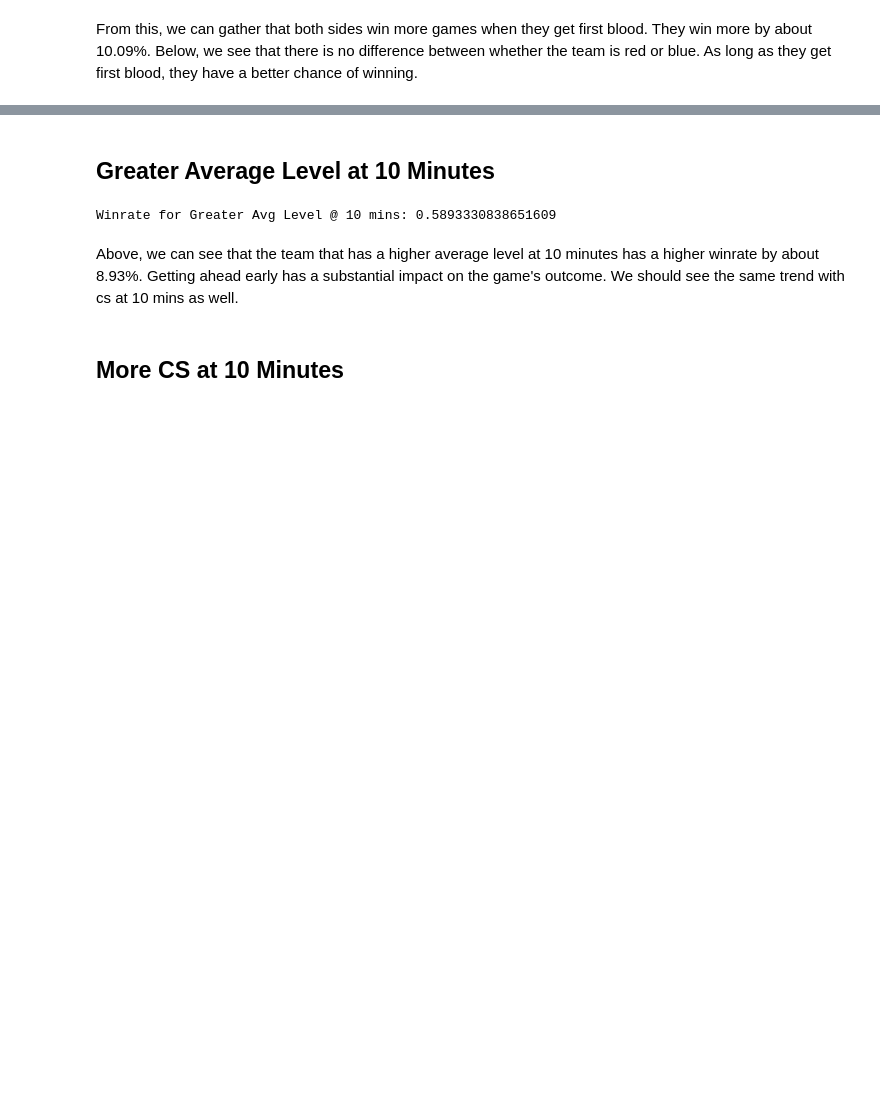
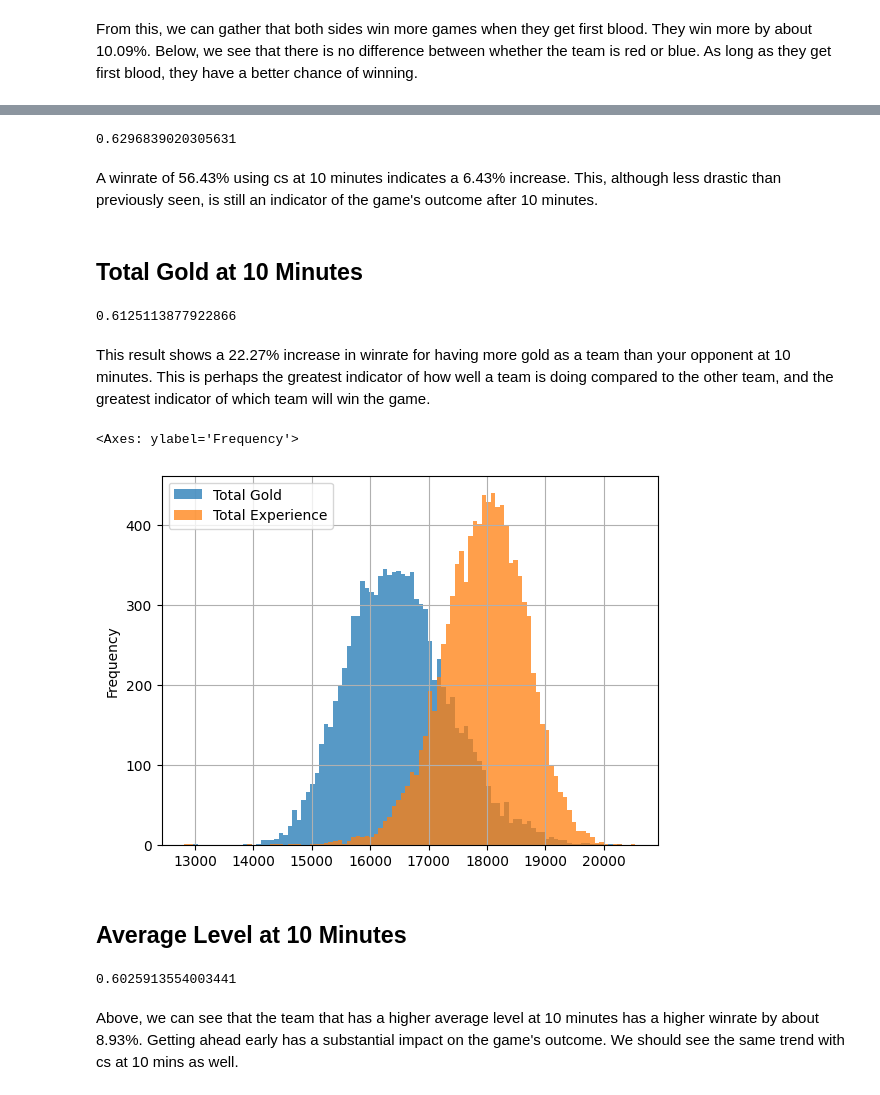
Before and after one commit to JanoKasu/Jupyter-Practice, a Jupyter notebook: main.ipynb, the cells around one changed output, grey strips where cells are left out. Drawn from its saved outputs; the diff is of its cells as text; code cells hidden in the pictures; blank space fills up the shorter version.

Commit message:
Fix the graphs

```diff
--- a/main.ipynb
+++ b/main.ipynb
@@ -85,19 +76,70 @@ True                  2987             1943
+# %%
+# Calculate the intersection of games where a side wins and has a CS advantage @ 10 mins
+# Team gets first blood
+blueMoreCS = df['blueWins'].astype(bool).where(df['blueCSPerMin'] > df['redCSPerMin'])
+redMoreCS = df['blueWins'].astype(bool).where(df['blueCSPerMin'] < df['redCSPerMin'])
+
+# Calculate winrate for games where they had more gold
+blueMoreCSWinrate : float = blueMoreCS.value_counts()[True] / blueMoreCS.count()
+redMoreCSWinrate : float = redMoreCS.value_counts()[False] / redMoreCS.count()
+moreCSWinrate : float = (blueMoreCSWinrate + blueMoreCSWinrate) / 2
+print(moreCSWinrate)
+# %% [output]
+0.6296839020305631
+# %% [markdown]
+A winrate of 56.43% using cs at 10 minutes indicates a 6.43% increase.
+This, although less drastic than previously seen, is still an indicator of the game's outcome after 10 minutes.
+# %% [markdown]
+## Total Gold at 10 Minutes
+# %%
+# This describes the number of games where blue won, depending on if they drew first blood or not
+# Team gets first blood
+blueHasMoreGold = df['blueWins'].astype(bool).where(df['blueGoldDiff'] > 0)
+redHasMoreGold = df['blueWins'].astype(bool).where(df['redGoldDiff'] > 0)
+for i in range(len(blueHasMoreGold)):
+	blueHasMoreGold[i] = True if blueHasMoreGold[i] > 0 else False
+
+for i in range(len(redHasMoreGold)):
+	redHasMoreGold[i] = True if redHasMoreGold[i] > 0 else False
+
+# Calculate winrate for games where they had more gold
+blueMoreGoldWinrate : float = blueHasMoreGold.value_counts()[True] / blueHasMoreGold.count()
+redMoreGoldWinrate : float = redHasMoreGold.value_counts()[False] / redHasMoreGold.count()
+moreGoldWinrate : float = (blueMoreGoldWinrate + redMoreGoldWinrate) / 2
+print(moreGoldWinrate)
+# %% [output]
+0.6125113877922866
+# %% [markdown]
+This result shows a 22.27% increase in winrate for having more gold as a team than your opponent at 10 minutes. This is perhaps the greatest indicator of how well a team is doing compared to the other team, and the greatest indicator of which team will win the game.
+# %%
+TotalGold = ((df['blueTotalGold'] + df['redTotalGold']) / 2)
+TotalExperience = ((df['blueTotalExperience'] + df['redTotalExperience']) / 2)
+graph = pd.DataFrame({'Total Gold' : TotalGold, 'Total Experience' : TotalExperience})
+graph.plot(kind='hist', grid=True, alpha=0.75, bins = 100)
+# %% [output]
+<Axes: ylabel='Frequency'>
+[figure, added]
 # %% [markdown]
-## Greater Average Level at 10 Minutes
+## Average Level at 10 Minutes
-# %%
-# Calculate the intersection of games where a side wins and has a level advantage @ 10 mins
-blueGreaterAverageLevelWin = df['gameId'].where(df['blueWins'] == 1).where(df['blueAvgLevel'] > df['redAvgLevel']).count()
-redGreaterAverageLevelWin  = df['gameId'].where(df['blueWins'] == 0).where(df['blueAvgLevel'] < df['redAvgLevel']).count()
-blueGreaterAverageLevelWinrate = blueGreaterAverageLevelWin/blueGamesWon
-redGreaterAverageLevelWinrate = blueGreaterAverageLevelWin/redGamesWon
-winrateGreaterAverageLevel = (redGreaterAverageLevelWinrate + blueGreaterAverageLevelWinrate) / 2
-
-print('Winrate for Greater Avg Level @ 10 mins:', winrateGreaterAverageLevel)
-# %% [output]
-Winrate for Greater Avg Level @ 10 mins: 0.5893330838651609
+# %%
+# This describes the number of games where blue won, depending on if they drew first blood or not
+# Team gets first blood
+blueGreaterAvgLevel = df['blueWins'].astype(bool).where(df['blueExperienceDiff'] > 0)
+redGreaterAvgLevel = df['blueWins'].astype(bool).where(df['redExperienceDiff'] > 0)
+for i in range(len(blueGreaterAvgLevel)):
+	blueGreaterAvgLevel[i] = True if blueGreaterAvgLevel[i] > 0 else False
+
+for i in range(len(redGreaterAvgLevel)):
+	redGreaterAvgLevel[i] = True if redGreaterAvgLevel[i] > 0 else False
+
+# Calculate winrate for games where they had more gold
+blueGreaterAvgLevelWinrate : float = blueGreaterAvgLevel.value_counts()[True] / blueGreaterAvgLevel.count()
+redGreaterAvgLevelWinrate : float = redGreaterAvgLevel.value_counts()[False] / redGreaterAvgLevel.count()
+greaterAvgLevelWinrate : float = (blueGreaterAvgLevelWinrate + redGreaterAvgLevelWinrate) / 2
+print(greaterAvgLevelWinrate)
+# %% [output]
+0.6025913554003441
 # %% [markdown]
 Above, we can see that the team that has a higher average level at 10 minutes has a higher winrate by about 8.93%.
 Getting ahead early has a substantial impact on the game's outcome.
 We should see the same trend with cs at 10 mins as well.
-# %% [markdown]
-## More CS at 10 Minutes
```
Also changed, not shown: parts of 28 cells of this notebook.
